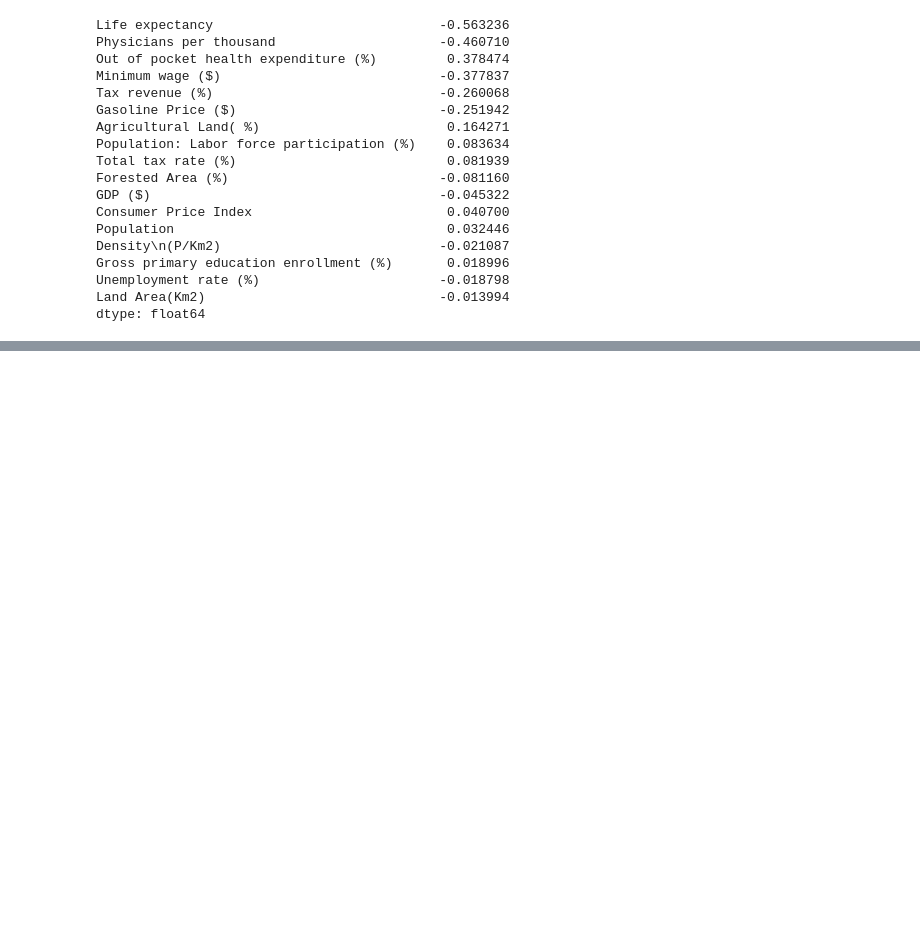
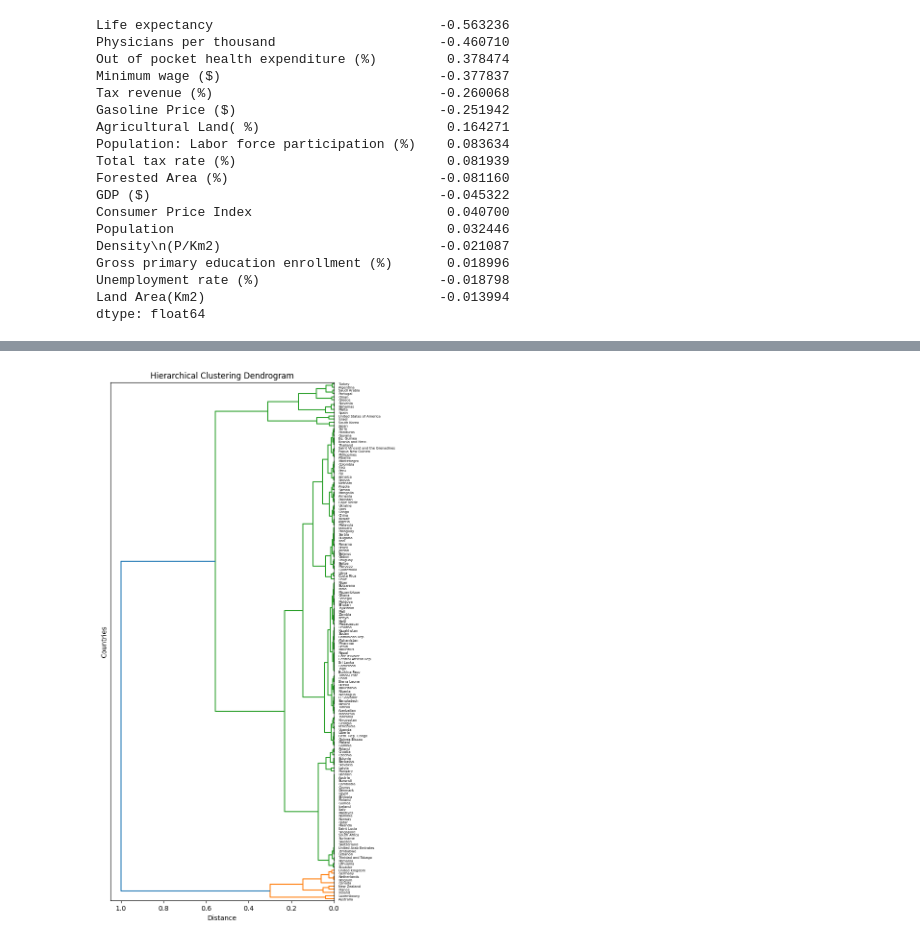
Before and after one commit to KacperWro/DataAnalysisCA, a Jupyter notebook: main.ipynb, the cells around one changed output, grey strips where cells are left out. Cells and saved outputs as stored; diff of their text form; code cells hidden in the pictures; blank space fills up the shorter version.

```diff
--- a/main.ipynb
+++ b/main.ipynb
@@ -650,0 +694,6 @@ dtype: float64
+# %%
+draw_dendrogram('Minimum wage ($)', 'complete')
+# most countries are in one cluster while in the other cluster are countries that happen to be one of the most developed western countries in
+# the world
+# %% [output]
+[figure, added]
```
Also changed, not shown: parts of 17 cells of this notebook.
